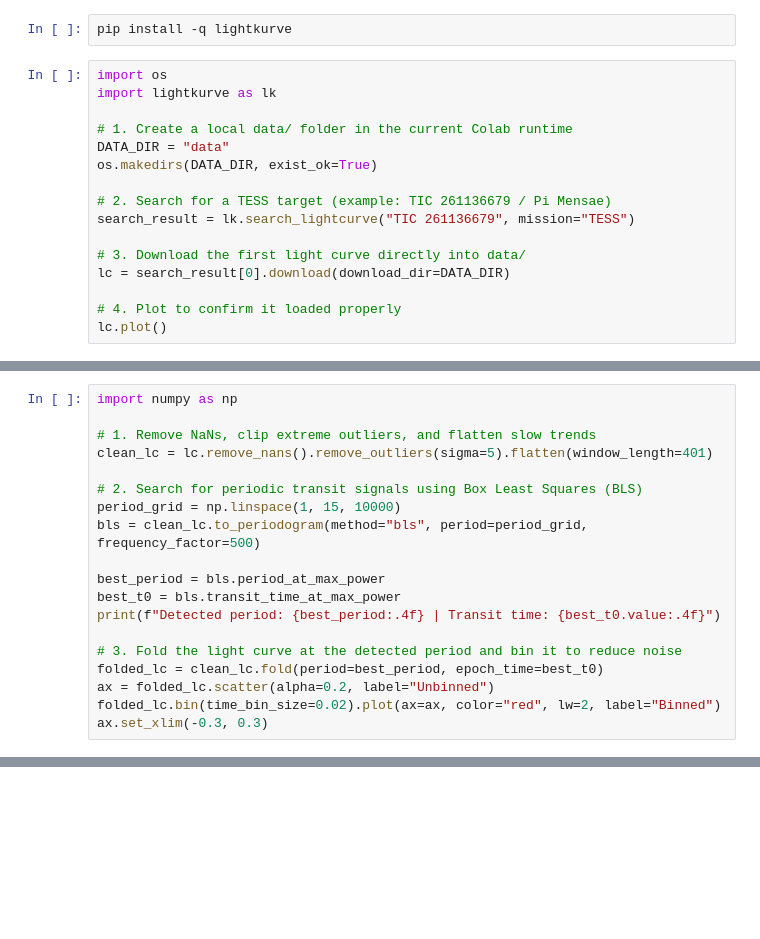
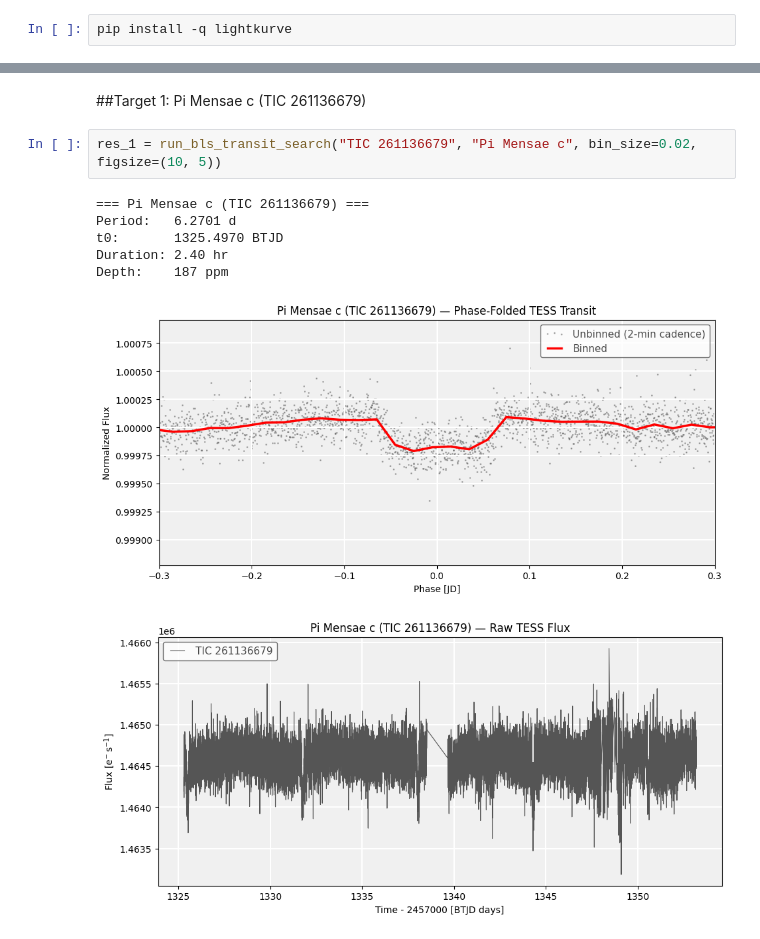
Before and after one commit to Threebelt903744/tess-transit-hunter, a Jupyter notebook: notebooks/01_single_star_bls.ipynb, the cells around one changed output, grey strips where cells are left out. Drawn from its saved outputs; the diff is of its cells as text; blank space fills up the shorter version.

```diff
--- a/notebooks/01_single_star_bls.ipynb
+++ b/notebooks/01_single_star_bls.ipynb
@@ -6,18 +5,2 @@
 # %%
 pip install -q lightkurve
-# %%
-import os
-import lightkurve as lk
-
-# 1. Create a local data/ folder in the current Colab runtime
-DATA_DIR = "data"
-os.makedirs(DATA_DIR, exist_ok=True)
-
-# 2. Search for a TESS target (example: TIC 261136679 / Pi Mensae)
-search_result = lk.search_lightcurve("TIC 261136679", mission="TESS")
-
-# 3. Download the first light curve directly into data/
-lc = search_result[0].download(download_dir=DATA_DIR)
-
-# 4. Plot to confirm it loaded properly
-lc.plot()
@@ -27,19 +6,0 @@ lc.plot()
-# %%
-import numpy as np
-
-# 1. Remove NaNs, clip extreme outliers, and flatten slow trends
-clean_lc = lc.remove_nans().remove_outliers(sigma=5).flatten(window_length=401)
-
-# 2. Search for periodic transit signals using Box Least Squares (BLS)
-period_grid = np.linspace(1, 15, 10000)
-bls = clean_lc.to_periodogram(method="bls", period=period_grid, frequency_factor=500)
-
-best_period = bls.period_at_max_power
-best_t0 = bls.transit_time_at_max_power
-print(f"Detected period: {best_period:.4f} | Transit time: {best_t0.value:.4f}")
-
-# 3. Fold the light curve at the detected period and bin it to reduce noise
-folded_lc = clean_lc.fold(period=best_period, epoch_time=best_t0)
-ax = folded_lc.scatter(alpha=0.2, label="Unbinned")
-folded_lc.bin(time_bin_size=0.02).plot(ax=ax, color="red", lw=2, label="Binned")
-ax.set_xlim(-0.3, 0.3)
@@ -49,0 +100,12 @@ Detected period: 6.2701 d | Transit time: 1325.4970
+# %% [markdown]
+##Target 1: Pi Mensae c (TIC 261136679)
+# %%
+res_1 = run_bls_transit_search("TIC 261136679", "Pi Mensae c", bin_size=0.02, figsize=(10, 5))
+# %% [output]
+=== Pi Mensae c (TIC 261136679) ===
+Period:   6.2701 d
+t0:       1325.4970 BTJD
+Duration: 2.40 hr
+Depth:    187 ppm
+[figure, added]
+[figure, added]
```
Also changed, not shown: parts of 12 cells of this notebook.
